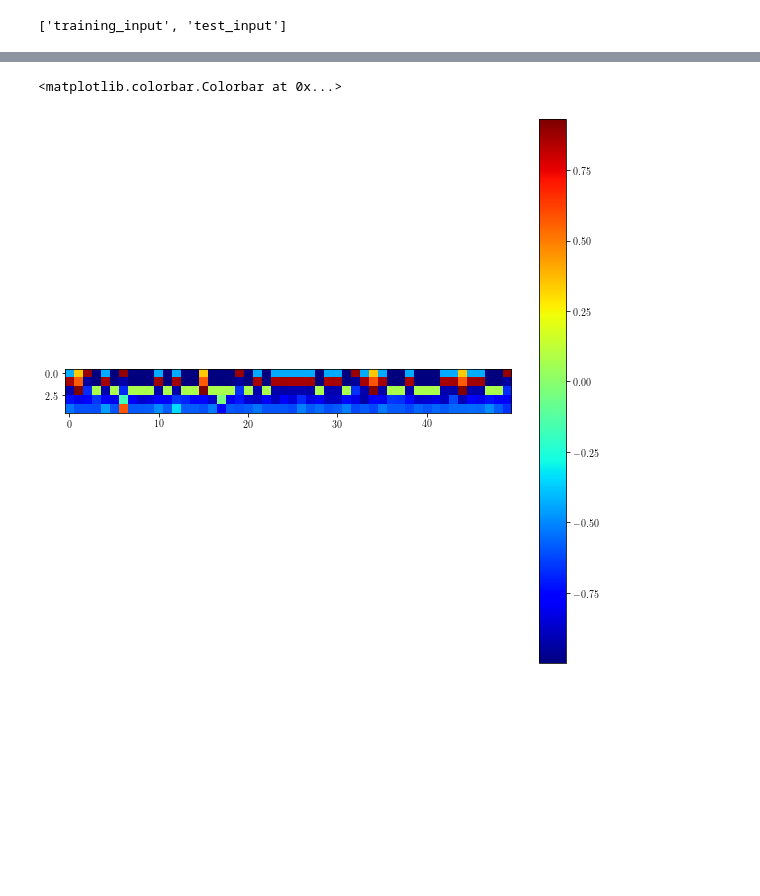
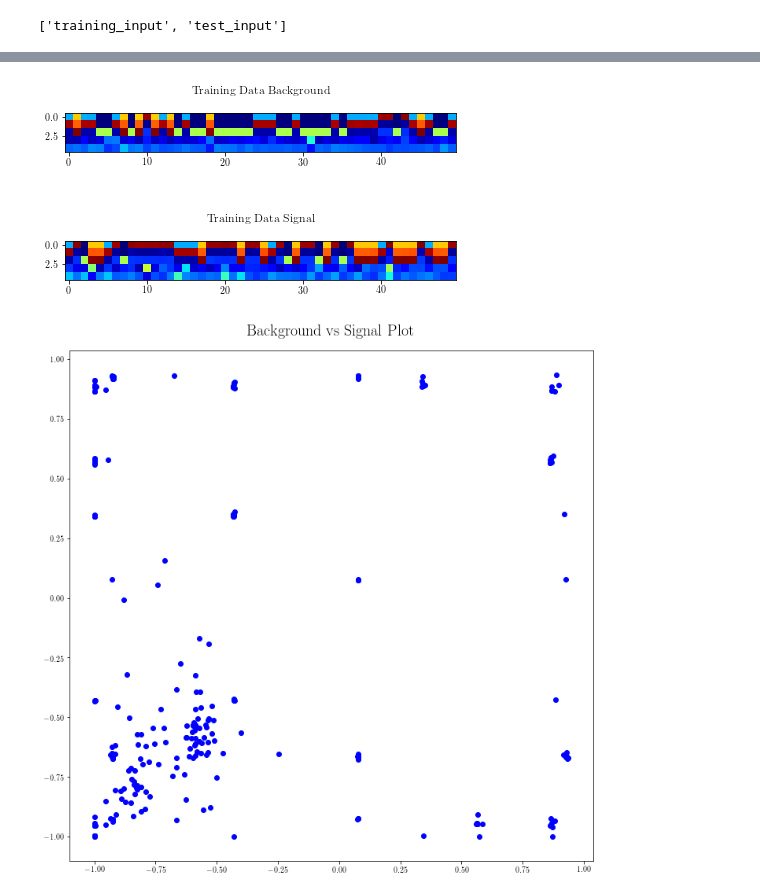
Before and after one commit to enriqueasegura/Quantum-X, a Jupyter notebook: ML_QMLHEP.ipynb, the cells around one changed output, grey strips where cells are left out. Cells and saved outputs as stored; diff of their text form; code cells hidden in the pictures; blank space fills up the shorter version.

```diff
--- a/ML_QMLHEP.ipynb
+++ b/ML_QMLHEP.ipynb
@@ -125,15 +127,32 @@ testing_data_scrambled = data_scrambler(test_data)
 # %%
 from matplotlib.pyplot import imshow
 
-plt.figure(figsize=(10,10))
-plt.imshow(np.transpose(testing_data_scrambled[1][0]),                         #numpy array generating the image
+plt.subplot(211)
+plt.imshow(np.transpose(training_data_scrambled[1][0]),                         #numpy array generating the image
            cmap = 'jet',             #color map used to specify colors
            interpolation='nearest'    #algorithm used to blend square colors; with 'nearest' colors will not be blended
           )
-plt.colorbar()
+
+plt.title('Training Data Background')
+plt.subplot(212)
+plt.title('Training Data Signal')
+
+plt.imshow(np.transpose(training_data_scrambled[1][1]),                         #numpy array generating the image
+           cmap = 'jet',             #color map used to specify colors
+           interpolation='nearest'    #algorithm used to blend square colors; with 'nearest' colors will not be blended
+          )
+
+plt.tight_layout()
 # %% [output]
-<matplotlib.colorbar.Colorbar at 0x...>
-[figure, old version]
+[figure, new version]
 # %%
 from sklearn.model_selection import train_test_split
 X_train, X_test, y_train, y_test = train_test_split(training_data_scrambled[1][0], training_data_scrambled[1][1], test_size = 0.20)
+# %%
+plt.figure(figsize=(10,10))
+plt.title('Background vs Signal Plot', fontsize=20)
+plt.scatter((training_data_scrambled[1][0]), (training_data_scrambled[1][1]), color='blue')
+
+plt.tight_layout()
+# %% [output]
+[figure, added]
```
Also changed, not shown: parts of 2 cells of this notebook.
